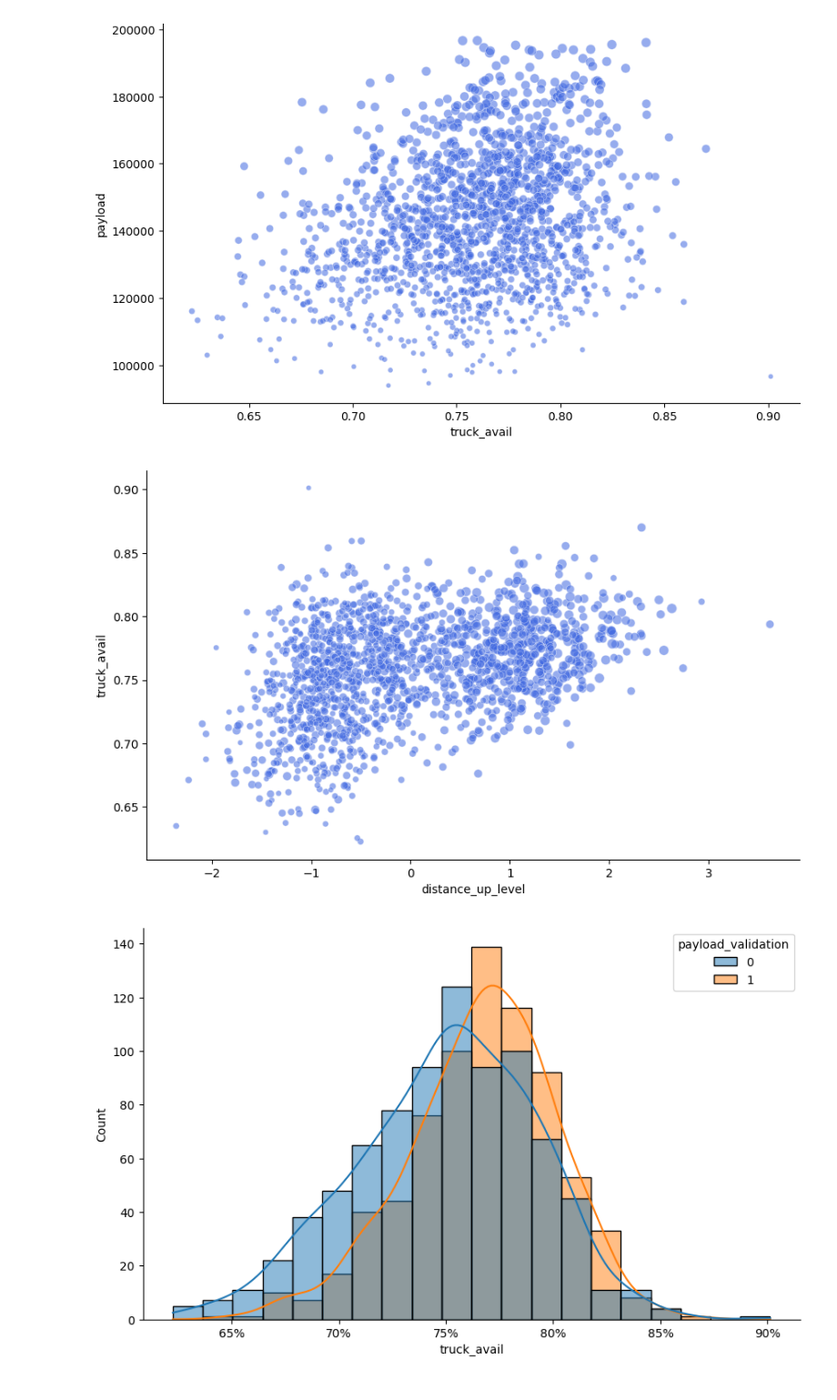
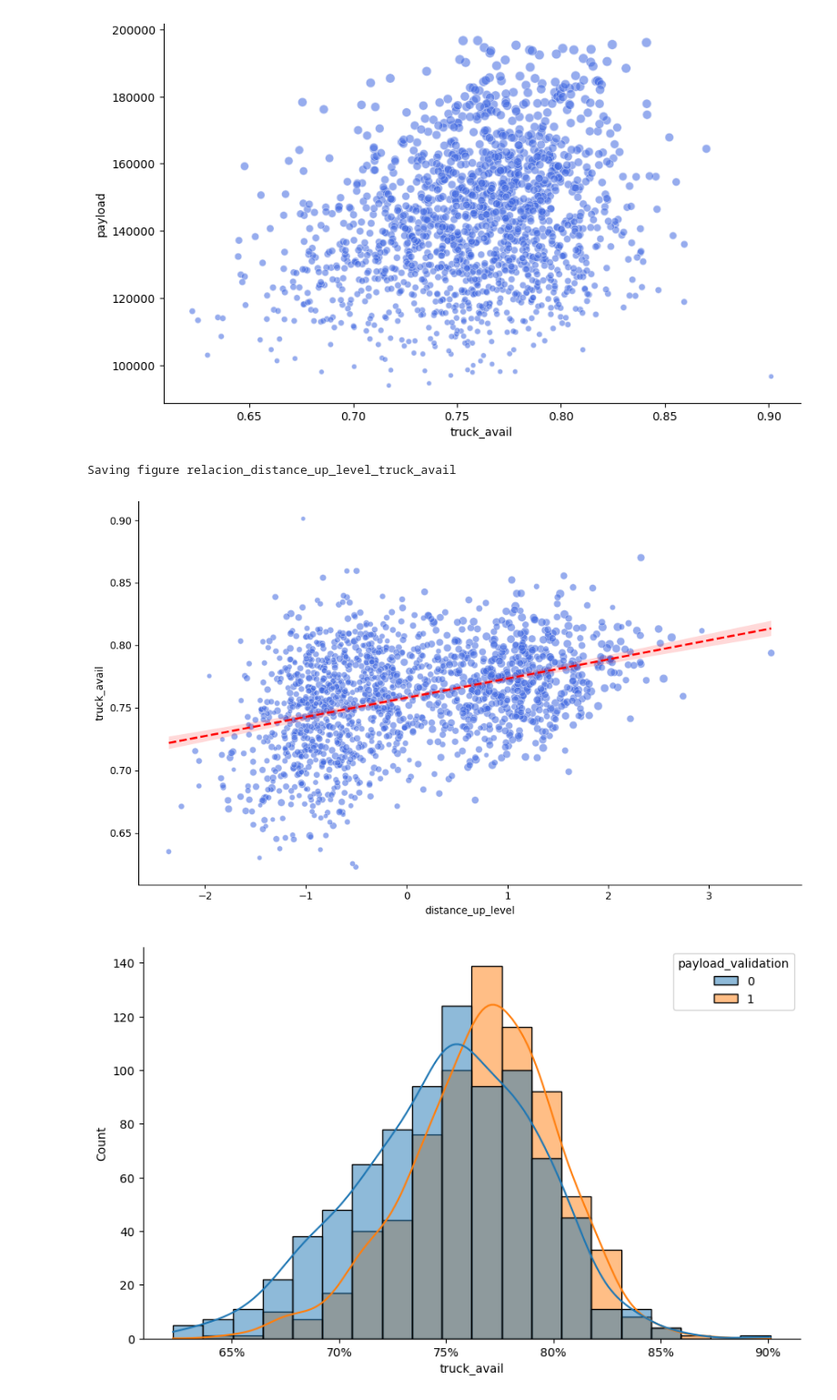
Before and after one commit to ecdiazl/capstone-project, a Jupyter notebook: Análisis/Capstone - Prescripción var1 (vec).ipynb, the cells around one changed output. Shown at 91% size. Saved outputs shown, nothing was run; the diff lists cells and outputs as text; code cells hidden in the pictures.

```diff
--- a/Análisis/Capstone - Prescripción var1 (vec).ipynb
+++ b/Análisis/Capstone - Prescripción var1 (vec).ipynb
@@ -216,27 +273,36 @@ sns.despine()
 # %%
 # relación entre distance_up_level y truck_avail
 plt.figure(figsize=(10, 6))
 # definimos una paleta de colores
 custom_palette = {0: 'slategray', 1: 'tomato'}
 sns.scatterplot(x='distance_up_level',
                 y='truck_avail',
                 data=df,
                 #hue='payload_validation',
                 #style='payload_validation',
                 size='payload',
                 markers=['o', 's'],
                 legend= False,
                 alpha=0.55,
                 #linewidth=0.3,
                 #edgecolor='darkgrey',
                 #palette = custom_palette,
                 color='royalblue'
                 )
 
+# línea de tendencia (regplot)
+sns.regplot(x='distance_up_level',
+            y='truck_avail',
+            data=df,
+            scatter=False,  # No muestra los puntos
+            color='red',
+            line_kws={"linewidth":2, "linestyle":"--"})  # Estilo de la línea
+
 # mejoramos la visualización
 sns.despine()
 # %% [output]
+Saving figure relacion_distance_up_level_truck_avail
-[figure, old version]
+[figure, new version]
 # %%
 import plotly.graph_objects as go
 import numpy as np
```
Also changed, not shown: parts of 10 cells of this notebook, 8 other files.
